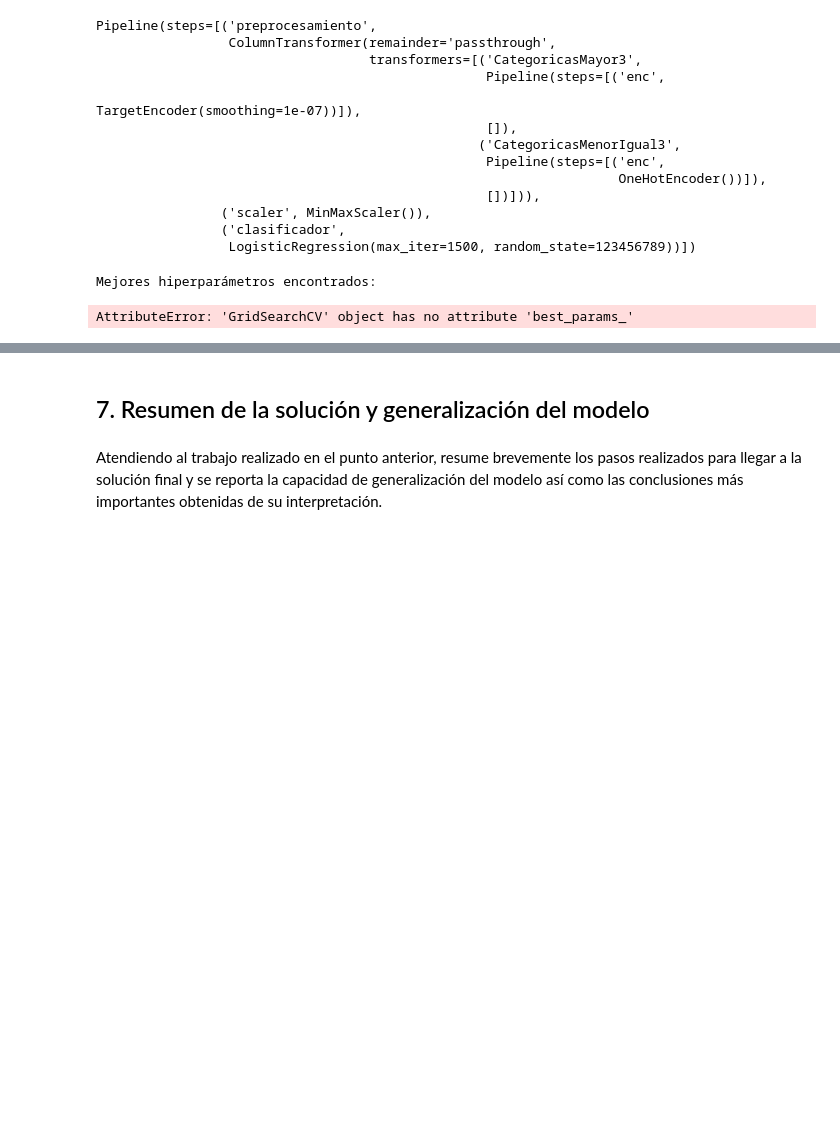
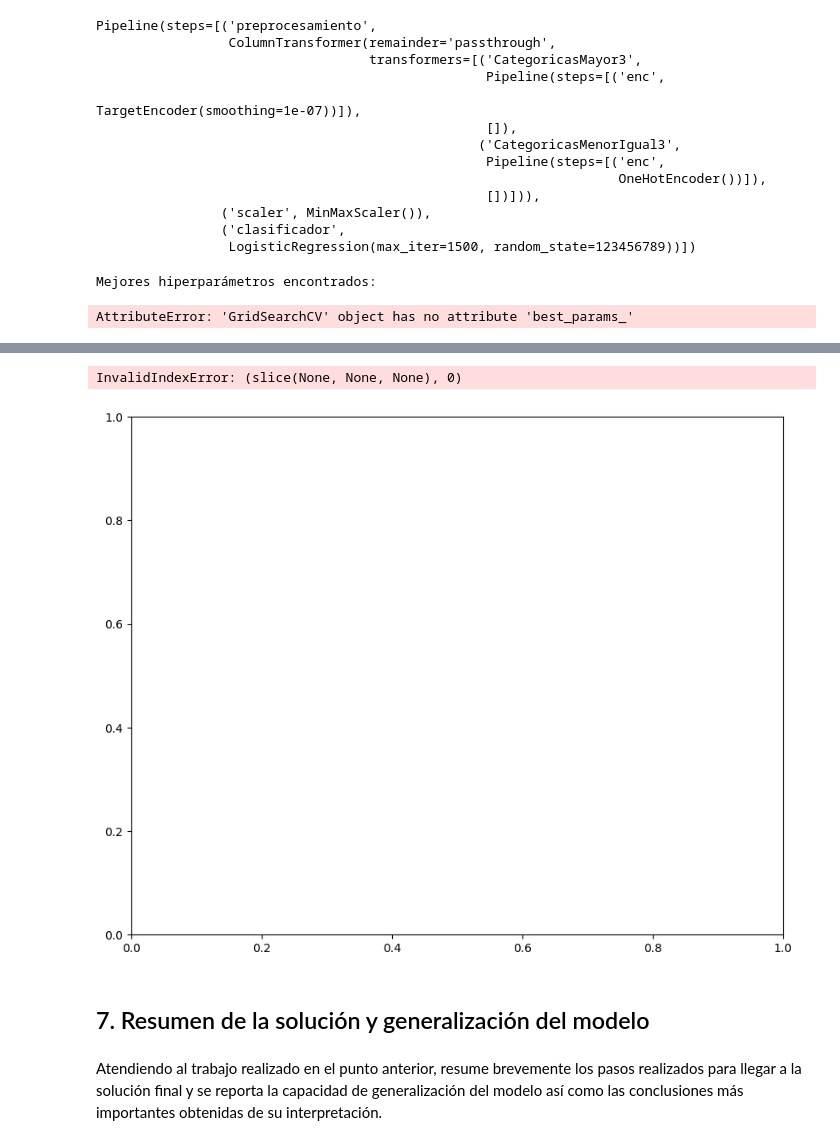
Before and after one commit to SANTONLA/05-EJERCICIOS-PELICULAS, a Jupyter notebook: trabajo_final_modelo.ipynb, the cells around one changed output, grey strips where cells are left out. Drawn from its saved outputs; the diff is of its cells as text; code cells hidden in the pictures; blank space fills up the shorter version.

```diff
--- a/trabajo_final_modelo.ipynb
+++ b/trabajo_final_modelo.ipynb
@@ -851,0 +970,8 @@ print(predicciones)
+# %%
+# Lista para almacenar el accuracy de cada clasificador base
+listaAcc = []
+# Por cada clasificador base
+for i in range(len(bagging.estimators_)):
+    # Se calcula el porcentaje de acierto del clasificador base correspondiente: adaboost.estimators_[i]
+    acc = round(accuracy_score(bagging.estimators_[i].predict(X), y)*100.0, 2)
+    listaAcc.append(acc)
@@ -852,3 +1070,23 @@ print(predicciones)
+# %%
+
+# Establecemos el título de la figura con el número de clasificador y su precisión en train
+titulo = 'clasificadorBase {}, accuracy: {}%'.format(i, acc)
+# Creamos los mapas de colores a utilizar
+cmap_light = ListedColormap(['#FFAAAA', '#AAFFAA', '#FFFFAA', '#AAAAFF'])
+cmap_bold = ListedColormap(['#FF0000', '#00FF00', '#FFFF00', '#0000FF'])
+# Mostramos la figura con los datos de train y la frontera del clasificador correspondiente (bagging.estimators_[i])
+plot_clf(X_train, y_train, bagging.estimators_[i], titulo)
+
+# Se calcula el porcentaje de acierto de Bagging
+acc = round(accuracy_score(bagging.predict(X), y)*100.0,2)
+
+# Establecemos el título de la figura
+titulo = 'Ensemble, accuracy: {}%'.format(acc)
+# Mostramos las figura
+plot_clf(X_train, y_train, bagging, titulo)
+# %% [output]
+InvalidIndexError: (slice(None, None, None), 0)
+[figure, added]
 # %% [markdown]
 ## 7. Resumen de la solución y generalización del modelo <a class="anchor" id="7"></a>
 # %% [markdown]
```
Also changed, not shown: parts of 24 cells of this notebook.
